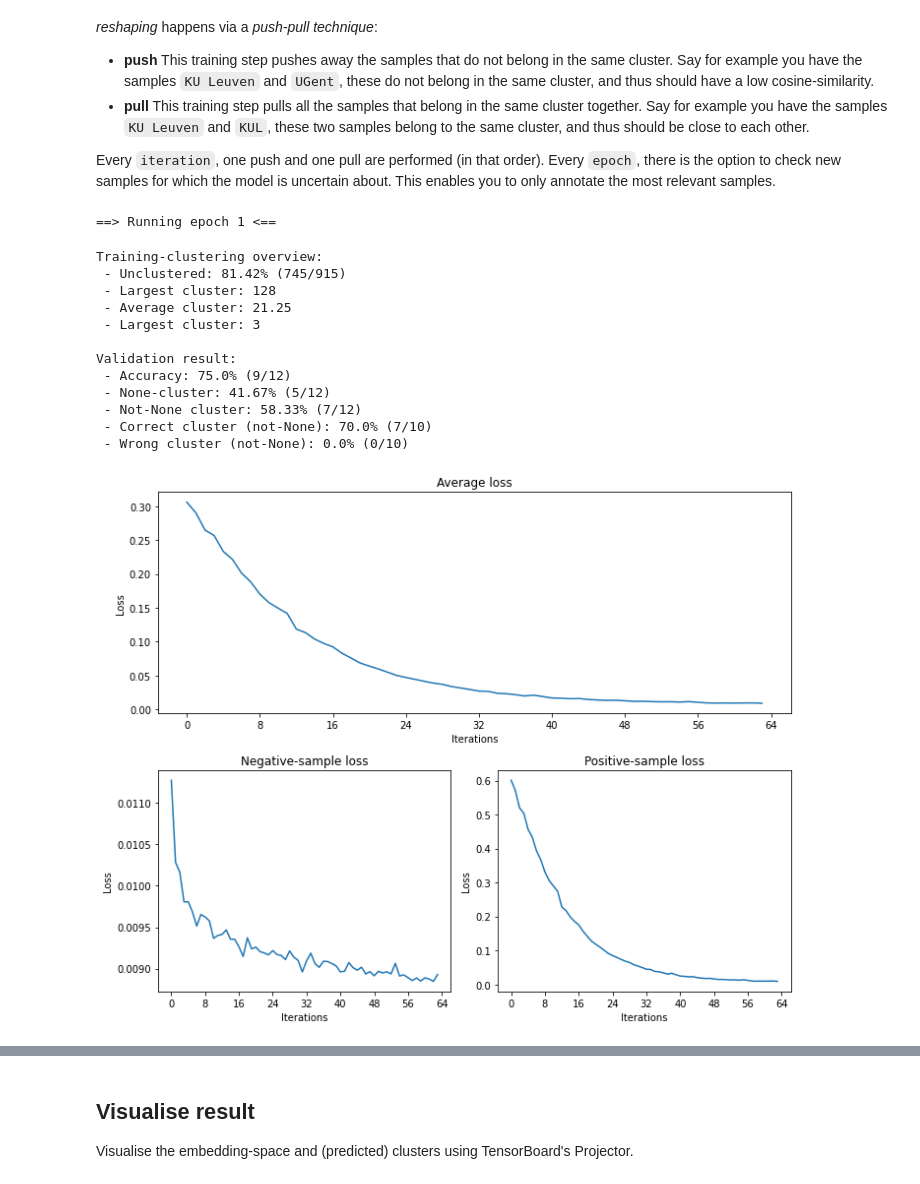
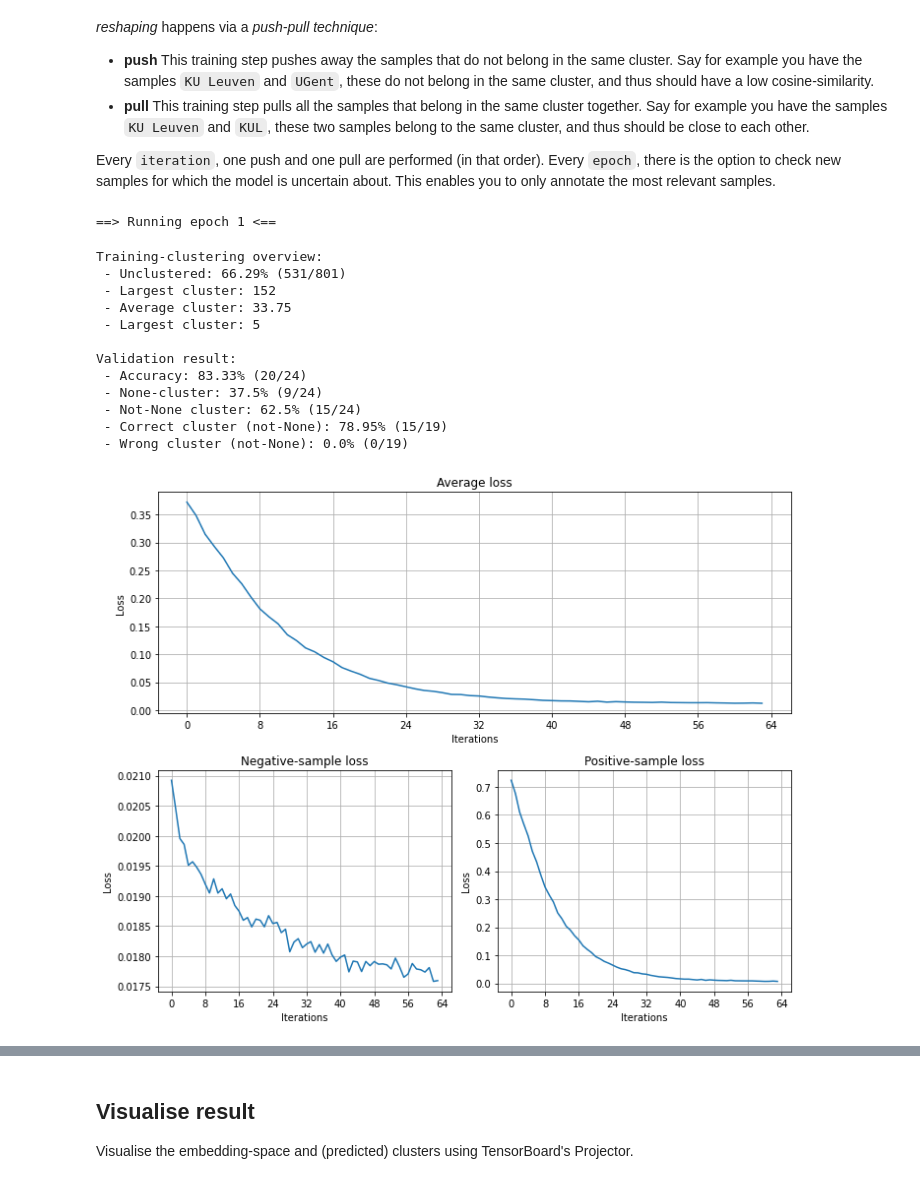
Before and after one commit to RubenPants/SemiSupervisedClustering, a Jupyter notebook: demos/1_default_usage.ipynb, the cells around one changed output, grey strips where cells are left out. Cells and saved outputs as stored; diff of their text form; code cells hidden in the pictures.

```diff
--- a/demos/1_default_usage.ipynb
+++ b/demos/1_default_usage.ipynb
@@ -114,6 +115,7 @@ model = EmbeddingModel(
     vocab_size=200,
     model_layers=(50,50,),
     normalise=True,
+    cluster_thr=.8,
 )
 # %%
 # Plot the model's architecture
@@ -151,12 +153,13 @@ Cluster overview:
 # %%
 # Add training data manually
 model.clusterer.add_clusters({
-    'Catholic University of Leuven': ['KULeuven', 'Groep T', "Nayer Instituut"],
-    'Free University of Brussels': ['VUB', 'Universiteit Brussel'],
-    'University of Ghent': ['Universiteit Gent'],
-    'University of Hasselt': ['Hasselt Universiteit'],
-    'University of Antwerp': ['UAntwerpen'],
-    'Solvay Business School': ['Solvay'],
-    'Vlerick Business School': ['Vlerick'],
-    None: ['hogeschool gent','hogeschool antwerpen','bme gent', 'syntra hasselt']
+    'Catholic University of Leuven': ['kul', 'KU Leuven', 'katholieke universiteit leuven', 'Groep T', "Nayer Instituut", "universite de louvain"],
+    'Free University of Brussels': ['VUB', 'Brussel Universiteit', 'vrije universiteit brussel'],
+    'University of Ghent': ['Universiteit Gent', 'universite du gand', 'ugent'],
+    'University of Hasselt': ['Hasselt Universiteit', 'uhasselt'],
+    'University of Antwerp': ['UAntwerpen', 'universiteit antwerpen'],
+    'Solvay Business School': ['Solvay', 'Vlerick Brussel'],
+    'Vlerick Business School': ['Vlerick', 'Vlerick Leuven'],
+    None: ['hogeschool gent','hogeschool antwerpen','bme gent', 'syntra hasselt', 'hogeschool', 'syntra', 'kaho leuven']
 })
+print(f"Only {round(100*len(model.clusterer.get_training_data())/len(data_unique), 2)}% of all (cleaned) data classified")
@@ -163,12 +168,13 @@ model.clusterer.add_clusters({
 # %%
 # Add validation data manually
 model.clusterer.add_validation({
-    'Catholic University of Leuven': ['Louvain-la-Neuve', 'Groep T leuven'],
-    'Free University of Brussels': ['Vrije Universiteit Brussel', 'VU Brussel'],
-    'University of Ghent': ['UGent', 'Université de Gand'],
-    'University of Hasselt': ['UHasselt'],
-    'University of Antwerp': ['Universiteit van Antwerpen'],
-    'Solvay Business School': ['Solvay school van management'],
-    'Vlerick Business School': ['Vlerick business en management'],
-    None: ['kaho sint lieven gent','hogent']
+    'Catholic University of Leuven': ['Louvain-la-Neuve', 'Groep T leuven', 'k u leuven'],
+    'Free University of Brussels': ['vub Brussel', 'VU Brussel', 'brussel'],
+    'University of Ghent': ['Université de Gand', 'rijksuniversiteit gent', 'ru gent'],
+    'University of Hasselt': ['Hasselt', 'hasselt university', 'u hasselt'],
+    'University of Antwerp': ['Universiteit van Antwerpen', 'u antwerpen', 'antwerpen'],
+    'Solvay Business School': ['Solvay brussels school', 'solvay business school vub'],
+    'Vlerick Business School': ['Vlerick business en management', 'vlerick leuven gent management school'],
+    None: ['kaho sint lieven gent','hogent','karel de grote hogeschool katholieke hogeschool antwerpen','hogere zeevaartschool antwerpen','kaho gent']
 })
+print(f"{round(100*len(model.clusterer.get_validation_data())/len(data_unique), 2)}% of all (cleaned) data used for validation")
@@ -207,46 +215,49 @@ tf.get_logger().setLevel('INFO')
 # %% [output]
 ==> Running epoch 1 <==
 Training-clustering overview:
- - Unclustered: 81.42% (745/915)
- - Largest cluster: 128
- - Average cluster: 21.25
- - Largest cluster: 3
+ - Unclustered: 66.29% (531/801)
+ - Largest cluster: 152
+ - Average cluster: 33.75
+ - Largest cluster: 5
 
 Validation result:
- - Accuracy: 75.0% (9/12)
- - None-cluster: 41.67% (5/12)
- - Not-None cluster: 58.33% (7/12)
- - Correct cluster (not-None): 70.0% (7/10)
- - Wrong cluster (not-None): 0.0% (0/10)
+ - Accuracy: 83.33% (20/24)
+ - None-cluster: 37.5% (9/24)
+ - Not-None cluster: 62.5% (15/24)
+ - Correct cluster (not-None): 78.95% (15/19)
+ - Wrong cluster (not-None): 0.0% (0/19)
 # %%
 # Plot the loss-graphs
 loss_neg, loss_pos = zip(*loss_split)
 plt.figure(figsize=(10, 8))
 ax = plt.subplot(2, 1, 1)
 plt.plot(loss)
 plt.title("Average loss")
 plt.xlabel("Iterations")
 plt.ylabel("Loss")
+plt.grid()
 ax.xaxis.set_major_locator(MaxNLocator(integer=True))
 
 ax = plt.subplot(2, 2, 3)
 plt.plot(loss_neg)
 plt.title("Negative-sample loss")
 plt.xlabel("Iterations")
 plt.ylabel("Loss")
+plt.grid()
 ax.xaxis.set_major_locator(MaxNLocator(integer=True))
 
 ax = plt.subplot(2, 2, 4)
 plt.plot(loss_pos)
 plt.title("Positive-sample loss")
 plt.xlabel("Iterations")
 plt.ylabel("Loss")
+plt.grid()
 ax.xaxis.set_major_locator(MaxNLocator(integer=True))
 
 plt.tight_layout()
 _ = plt.plot()
 # %% [output]
-[figure, old version]
+[figure, new version]
 # %%
 # Get overview of all validation predictions
 val_result = model.validate()
```
Also changed, not shown: parts of 10 cells of this notebook, 30 other files.
